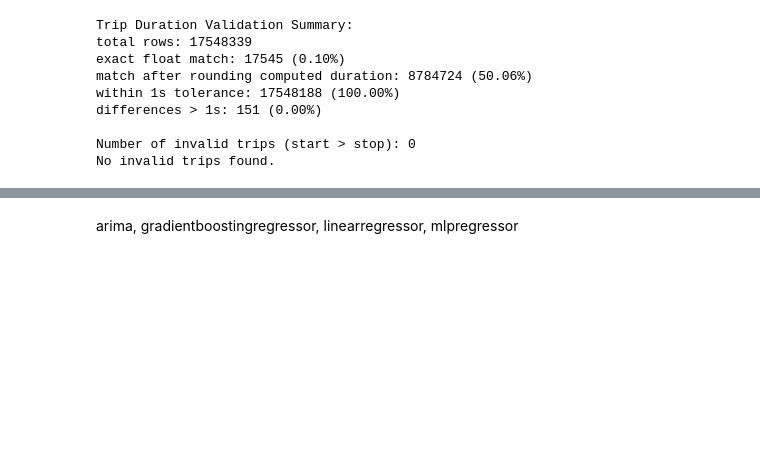
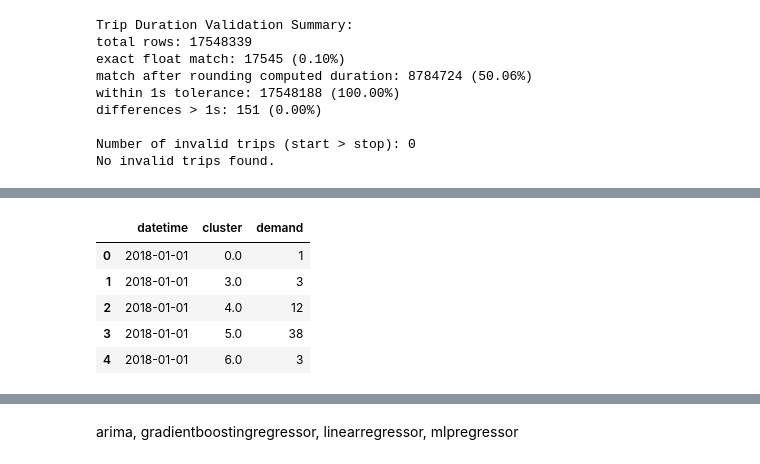
Before and after one commit to tarkanyitomi/BusinessAnal_Project, a Jupyter notebook: project_base.ipynb, the cells around one changed output, grey strips where cells are left out. Cells and saved outputs as stored; diff of their text form; code cells hidden in the pictures; blank space fills up the shorter version.

```diff
--- a/project_base.ipynb
+++ b/project_base.ipynb
@@ -387,5 +398,7 @@ display(df.loc[cross_midnight_mask, ['tripduration','start_datetime_hour','stop_
 # %%
 def convert_pickup_dropoff_to_demand(df: pd.DataFrame) -> pd.DataFrame:
+    """Convert pickup/dropoff data to demand data per hour/cluster."""
+
     # pickups per hour/cluster
     pick = (
         df[['start_datetime_hour', 'start_cluster']]
@@ -405,16 +418,26 @@ def convert_pickup_dropoff_to_demand(df: pd.DataFrame) -> pd.DataFrame:
     )
 
     # merge pickups and dropoffs, fill missing with 0
-    agg = pd.merge(pick, drop, on=['datetime', 'cluster'], how='outer').fillna(0)
-    agg['pickups'] = agg['pickups'].astype(int)
-    agg['dropoffs'] = agg['dropoffs'].astype(int)
-    agg['demand'] = agg['pickups'] + agg['dropoffs']
-
+    df_demand = pd.merge(pick, drop, on=['datetime', 'cluster'], how='outer').fillna(0)
+    df_demand['pickups'] = df_demand['pickups'].astype(int)
+    df_demand['dropoffs'] = df_demand['dropoffs'].astype(int)
+    df_demand['demand'] = df_demand['pickups'] + df_demand['dropoffs']
+    df_demand['datetime'] = pd.to_datetime(df_demand['datetime'])
+    df_demand.drop(columns=['pickups', 'dropoffs'], inplace=True)
 
     # result: `agg` with datetime index and one row per (datetime, cluster)
-    return agg
+    return df_demand
 
-agg = convert_pickup_dropoff_to_demand(df.copy())
-agg.head()
+df_demand = convert_pickup_dropoff_to_demand(df_times_clustered)
+df_demand[:10000].to_csv("demand_per_hour_cluster.csv", index=False)
+# %%
+df_demand.head()
+# %% [output]
+|  | datetime | cluster | demand |
+| 0 | 2018-01-01 | 0.0 | 1 |
+| 1 | 2018-01-01 | 3.0 | 3 |
+| 2 | 2018-01-01 | 4.0 | 12 |
+| 3 | 2018-01-01 | 5.0 | 38 |
+| 4 | 2018-01-01 | 6.0 | 3 |
 # %%
 # set datetime as index
```
Also changed, not shown: parts of 16 cells of this notebook.
